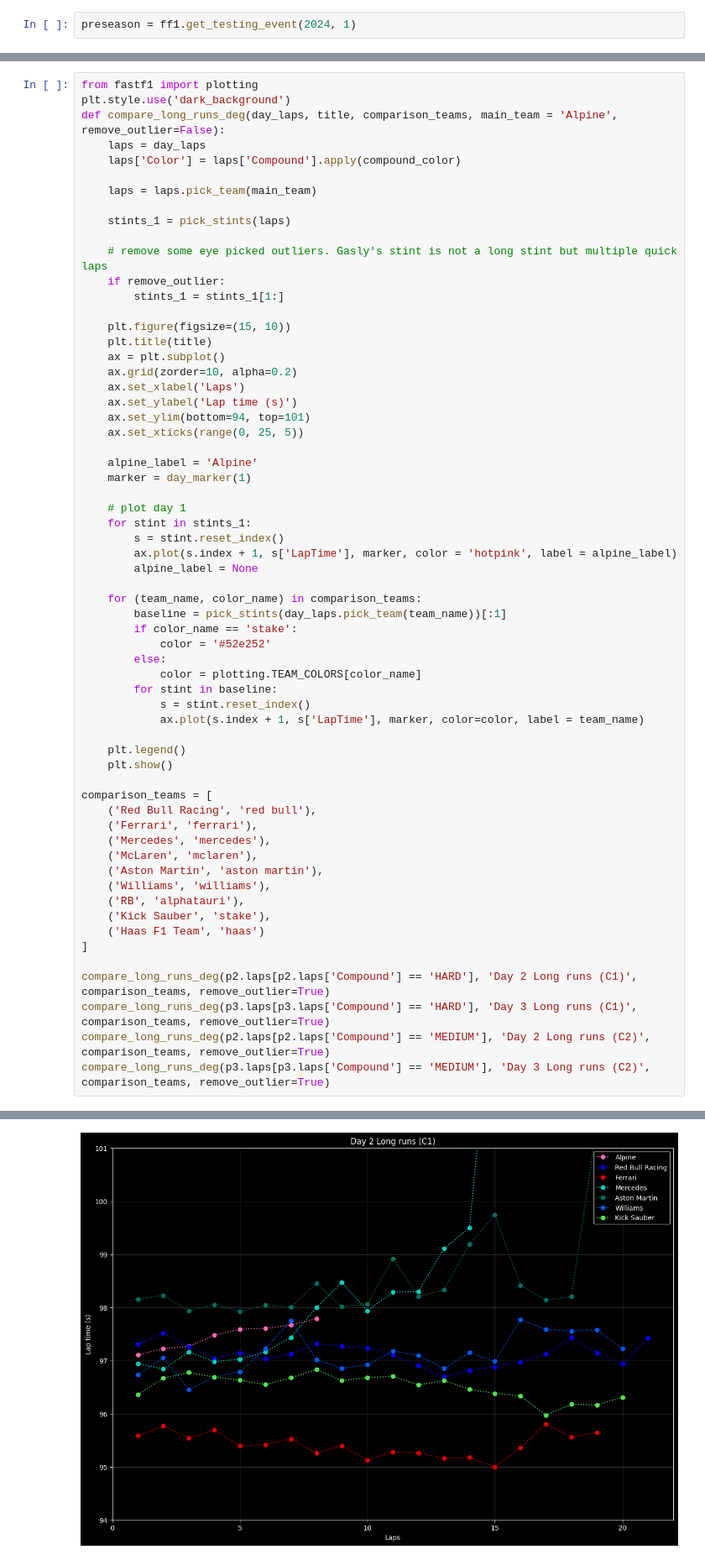
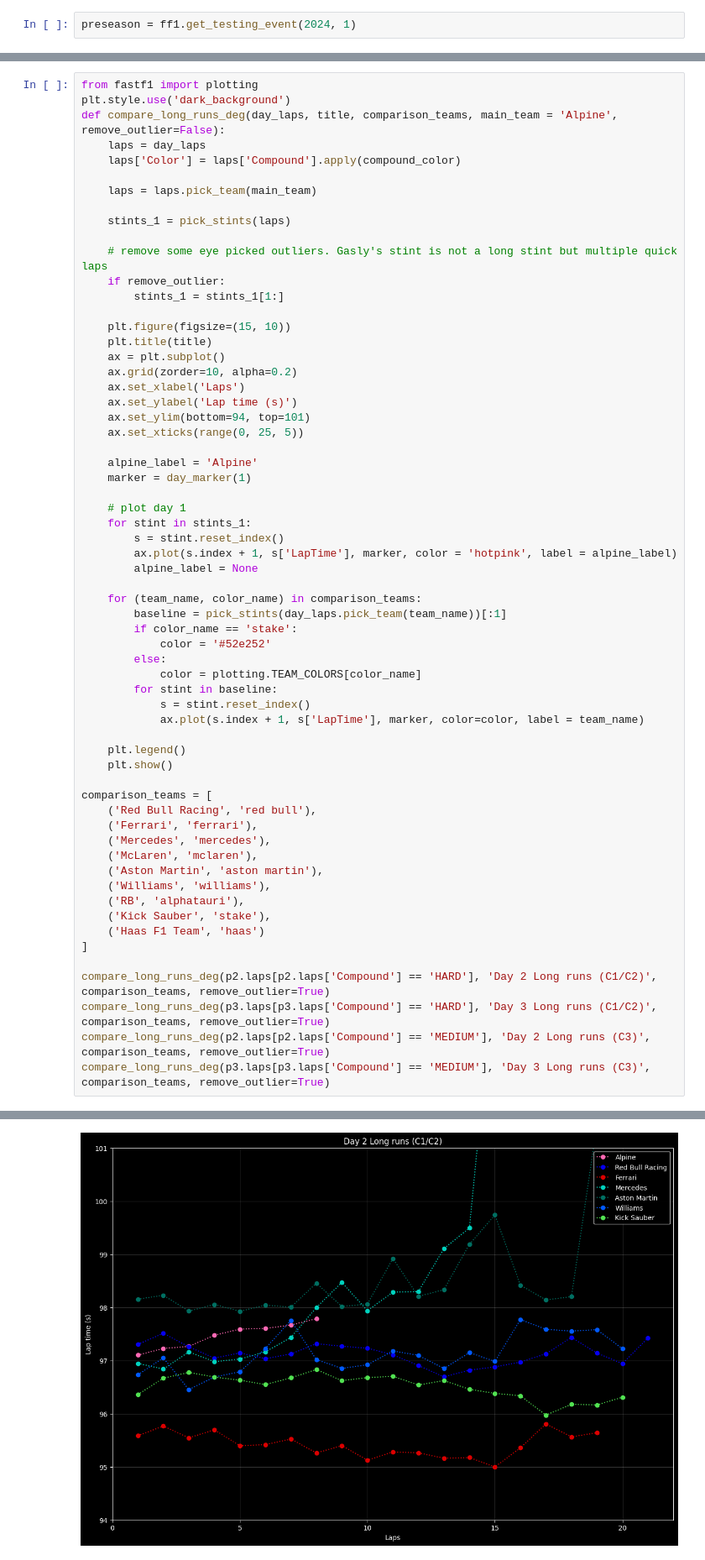
Before and after one commit to Nelson-Jnrnd/F1_Telemetry_Charts, a Jupyter notebook: Notebooks/preseason_analysis.ipynb, the cells around one changed output, grey strips where cells are left out. Shown at 84% size. Drawn from its saved outputs; the diff is of its cells as text.

```diff
--- a/Notebooks/preseason_analysis.ipynb
+++ b/Notebooks/preseason_analysis.ipynb
@@ -96,38 +104,38 @@ def compare_long_runs_deg(day_laps, title, comparison_teams, main_team = 'Alpine
         for stint in baseline:
             s = stint.reset_index()
             ax.plot(s.index + 1, s['LapTime'], marker, color=color, label = team_name)
 
     plt.legend()
     plt.show()
 
 comparison_teams = [
     ('Red Bull Racing', 'red bull'),
     ('Ferrari', 'ferrari'),
     ('Mercedes', 'mercedes'),
     ('McLaren', 'mclaren'),
     ('Aston Martin', 'aston martin'),
     ('Williams', 'williams'),
     ('RB', 'alphatauri'),
     ('Kick Sauber', 'stake'),
     ('Haas F1 Team', 'haas')
 ]
 
-compare_long_runs_deg(p2.laps[p2.laps['Compound'] == 'HARD'], 'Day 2 Long runs (C1)', comparison_teams, remove_outlier=True)
-compare_long_runs_deg(p3.laps[p3.laps['Compound'] == 'HARD'], 'Day 3 Long runs (C1)', comparison_teams, remove_outlier=True)
-compare_long_runs_deg(p2.laps[p2.laps['Compound'] == 'MEDIUM'], 'Day 2 Long runs (C2)', comparison_teams, remove_outlier=True)
-compare_long_runs_deg(p3.laps[p3.laps['Compound'] == 'MEDIUM'], 'Day 3 Long runs (C2)', comparison_teams, remove_outlier=True)
+compare_long_runs_deg(p2.laps[p2.laps['Compound'] == 'HARD'], 'Day 2 Long runs (C1/C2)', comparison_teams, remove_outlier=True)
+compare_long_runs_deg(p3.laps[p3.laps['Compound'] == 'HARD'], 'Day 3 Long runs (C1/C2)', comparison_teams, remove_outlier=True)
+compare_long_runs_deg(p2.laps[p2.laps['Compound'] == 'MEDIUM'], 'Day 2 Long runs (C3)', comparison_teams, remove_outlier=True)
+compare_long_runs_deg(p3.laps[p3.laps['Compound'] == 'MEDIUM'], 'Day 3 Long runs (C3)', comparison_teams, remove_outlier=True)
 # %% [output]
 A value is trying to be set on a copy of a slice from a DataFrame.
 Try using .loc[row_indexer,col_indexer] = value instead
 
 See the caveats in the documentation: https://pandas.pydata.org/pandas-docs/stable/user_guide/indexing.html#returning-a-view-versus-a-copy
   laps['Color'] = laps['Compound'].apply(compound_color)
 A value is trying to be set on a copy of a slice from a DataFrame.
 Try using .loc[row_indexer,col_indexer] = value instead
 
 See the caveats in the documentation: https://pandas.pydata.org/pandas-docs/stable/user_guide/indexing.html#returning-a-view-versus-a-copy
   laps['LapTime'] = [t.total_seconds() for t in laps['LapTime']]
-[figure, old version]
+[figure, new version]
 A value is trying to be set on a copy of a slice from a DataFrame.
 Try using .loc[row_indexer,col_indexer] = value instead
 
```
Also changed, not shown: parts of 3 cells of this notebook, 11 other files.
